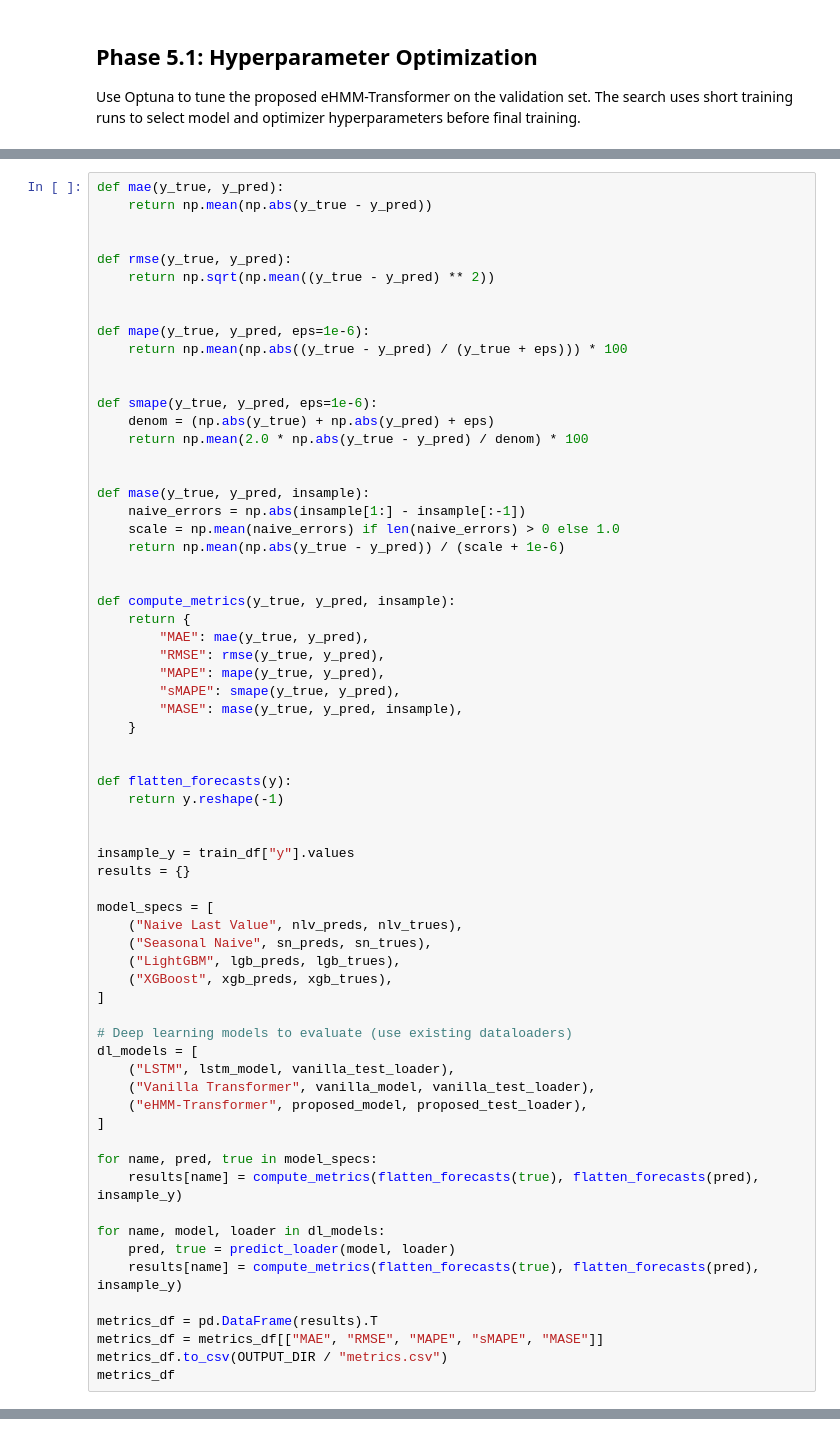
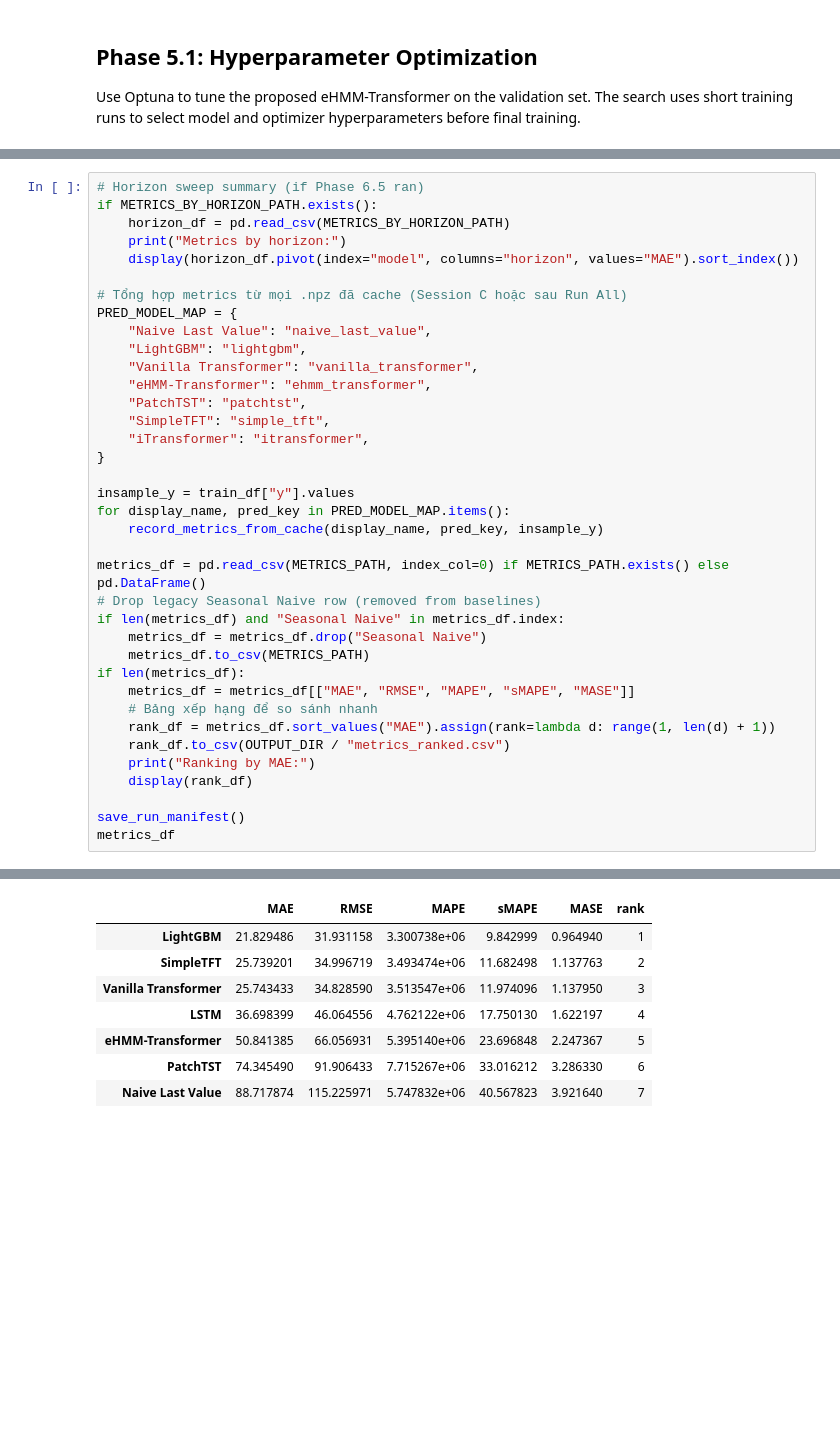
Before and after one commit to minhhuysgdev/eHMM-Guided-Transformer-for-Electricity-Demand-Forecasting, a Jupyter notebook: notebooks/01_ehmm_transformer_implementation.ipynb, the cells around one changed output, grey strips where cells are left out. Saved outputs shown, nothing was run; the diff lists cells and outputs as text; blank space fills up the shorter version.

```diff
--- a/notebooks/01_ehmm_transformer_implementation.ipynb
+++ b/notebooks/01_ehmm_transformer_implementation.ipynb
@@ -1025,66 +2258,38 @@ print('XGBoost done')
 # %%
-def mae(y_true, y_pred):
-    return np.mean(np.abs(y_true - y_pred))
+# Horizon sweep summary (if Phase 6.5 ran)
+if METRICS_BY_HORIZON_PATH.exists():
+    horizon_df = pd.read_csv(METRICS_BY_HORIZON_PATH)
+    print("Metrics by horizon:")
+    display(horizon_df.pivot(index="model", columns="horizon", values="MAE").sort_index())
 
-
-def rmse(y_true, y_pred):
-    return np.sqrt(np.mean((y_true - y_pred) ** 2))
-
-
-def mape(y_true, y_pred, eps=1e-6):
-    return np.mean(np.abs((y_true - y_pred) / (y_true + eps))) * 100
-
-
-def smape(y_true, y_pred, eps=1e-6):
-    denom = (np.abs(y_true) + np.abs(y_pred) + eps)
-    return np.mean(2.0 * np.abs(y_true - y_pred) / denom) * 100
-
-
-def mase(y_true, y_pred, insample):
-    naive_errors = np.abs(insample[1:] - insample[:-1])
-    scale = np.mean(naive_errors) if len(naive_errors) > 0 else 1.0
-    return np.mean(np.abs(y_true - y_pred)) / (scale + 1e-6)
-
-
-def compute_metrics(y_true, y_pred, insample):
-    return {
-        "MAE": mae(y_true, y_pred),
-        "RMSE": rmse(y_true, y_pred),
-        "MAPE": mape(y_true, y_pred),
-        "sMAPE": smape(y_true, y_pred),
-        "MASE": mase(y_true, y_pred, insample),
-    }
-
-
-def flatten_forecasts(y):
-    return y.reshape(-1)
-
+# Tổng hợp metrics từ mọi .npz đã cache (Session C hoặc sau Run All)
+PRED_MODEL_MAP = {
+    "Naive Last Value": "naive_last_value",
+    "LightGBM": "lightgbm",
+    "Vanilla Transformer": "vanilla_transformer",
+    "eHMM-Transformer": "ehmm_transformer",
+    "PatchTST": "patchtst",
+    "SimpleTFT": "simple_tft",
+    "iTransformer": "itransformer",
+}
 
 insample_y = train_df["y"].values
-results = {}
+for display_name, pred_key in PRED_MODEL_MAP.items():
+    record_metrics_from_cache(display_name, pred_key, insample_y)
 
-model_specs = [
-    ("Naive Last Value", nlv_preds, nlv_trues),
-    ("Seasonal Naive", sn_preds, sn_trues),
-    ("LightGBM", lgb_preds, lgb_trues),
-    ("XGBoost", xgb_preds, xgb_trues),
-]
+metrics_df = pd.read_csv(METRICS_PATH, index_col=0) if METRICS_PATH.exists() else pd.DataFrame()
+# Drop legacy Seasonal Naive row (removed from baselines)
+if len(metrics_df) and "Seasonal Naive" in metrics_df.index:
+    metrics_df = metrics_df.drop("Seasonal Naive")
+    metrics_df.to_csv(METRICS_PATH)
+if len(metrics_df):
+    metrics_df = metrics_df[["MAE", "RMSE", "MAPE", "sMAPE", "MASE"]]
+    # Bảng xếp hạng để so sánh nhanh
+    rank_df = metrics_df.sort_values("MAE").assign(rank=lambda d: range(1, len(d) + 1))
+    rank_df.to_csv(OUTPUT_DIR / "metrics_ranked.csv")
+    print("Ranking by MAE:")
+    display(rank_df)
 
-# Deep learning models to evaluate (use existing dataloaders)
-dl_models = [
-    ("LSTM", lstm_model, vanilla_test_loader),
-    ("Vanilla Transformer", vanilla_model, vanilla_test_loader),
-    ("eHMM-Transformer", proposed_model, proposed_test_loader),
-]
-
-for name, pred, true in model_specs:
-    results[name] = compute_metrics(flatten_forecasts(true), flatten_forecasts(pred), insample_y)
-
-for name, model, loader in dl_models:
-    pred, true = predict_loader(model, loader)
-    results[name] = compute_metrics(flatten_forecasts(true), flatten_forecasts(pred), insample_y)
-
-metrics_df = pd.DataFrame(results).T
-metrics_df = metrics_df[["MAE", "RMSE", "MAPE", "sMAPE", "MASE"]]
-metrics_df.to_csv(OUTPUT_DIR / "metrics.csv")
+save_run_manifest()
 metrics_df
+# %% [output]
@@ -1090,0 +2304,8 @@ metrics_df
+|  | MAE | RMSE | MAPE | sMAPE | MASE | rank |
+| LightGBM | 21.829486 | 31.931158 | 3.300738e+06 | 9.842999 | 0.964940 | 1 |
+| SimpleTFT | 25.739201 | 34.996719 | 3.493474e+06 | 11.682498 | 1.137763 | 2 |
+| Vanilla Transformer | 25.743433 | 34.828590 | 3.513547e+06 | 11.974096 | 1.137950 | 3 |
+| LSTM | 36.698399 | 46.064556 | 4.762122e+06 | 17.750130 | 1.622197 | 4 |
+| eHMM-Transformer | 50.841385 | 66.056931 | 5.395140e+06 | 23.696848 | 2.247367 | 5 |
+| PatchTST | 74.345490 | 91.906433 | 7.715267e+06 | 33.016212 | 3.286330 | 6 |
+| Naive Last Value | 88.717874 | 115.225971 | 5.747832e+06 | 40.567823 | 3.921640 | 7 |
```
Also changed, not shown: parts of 29 cells of this notebook.
